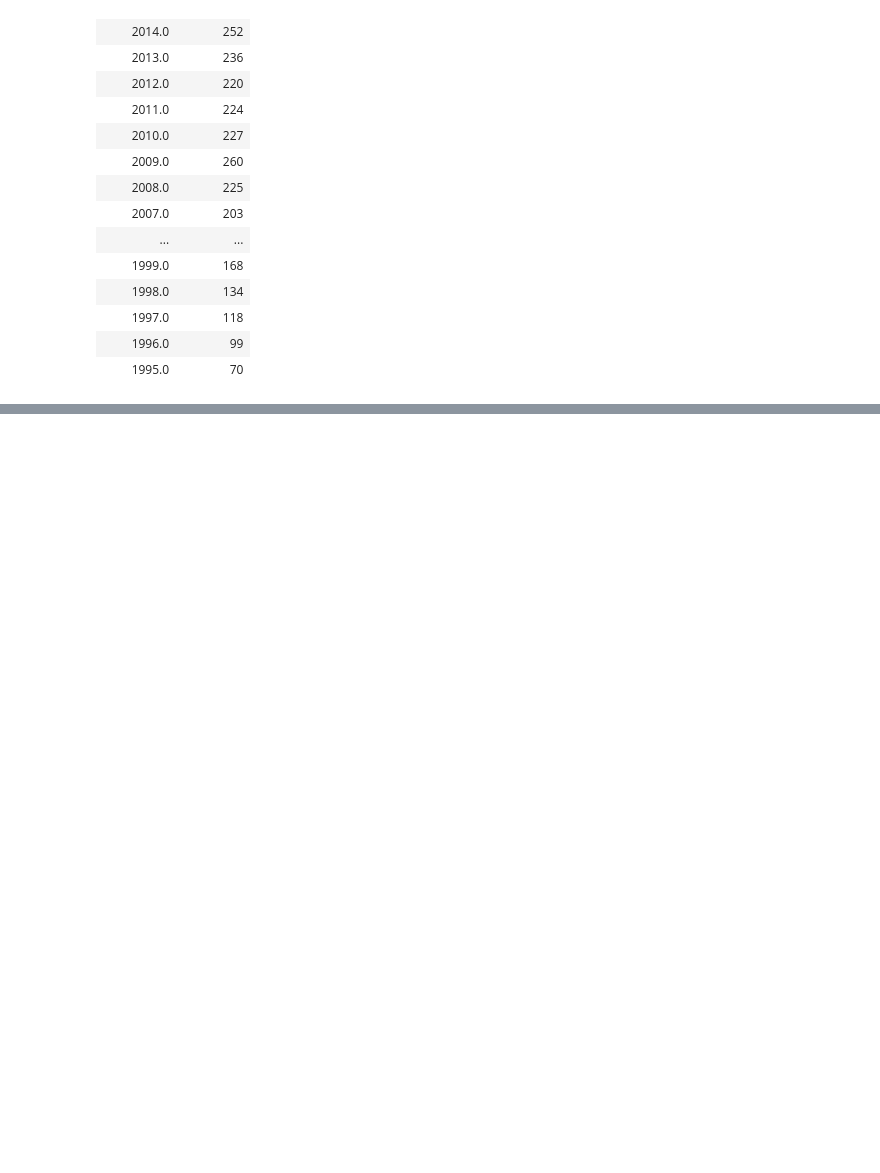
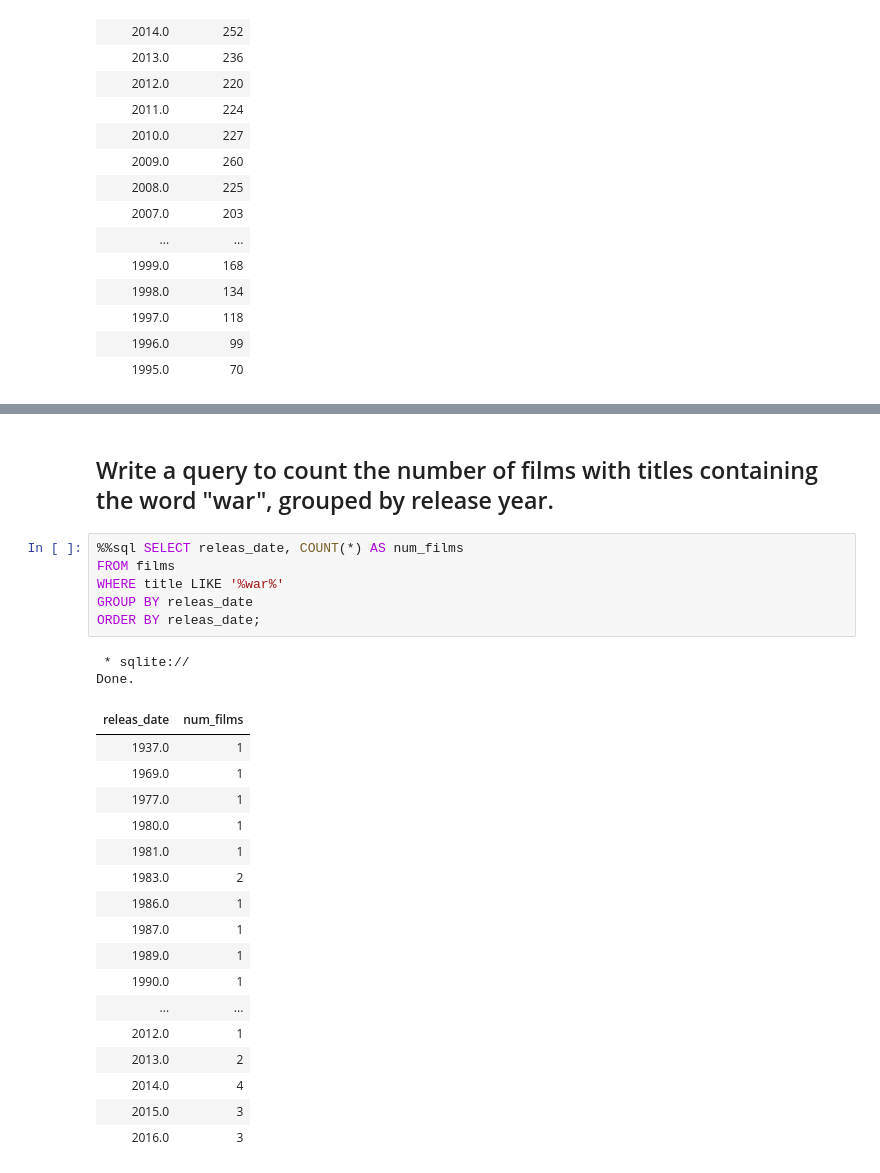
Before and after one commit to UznetDev/Data-science-home-work, a Jupyter notebook: 20_Avg_2024_home_work.ipynb, the cells around one changed output, grey strips where cells are left out. Drawn from its saved outputs; the diff is of its cells as text; blank space fills up the shorter version.

```diff
--- a/20_Avg_2024_home_work.ipynb
+++ b/20_Avg_2024_home_work.ipynb
@@ -424,0 +450,28 @@ Done.
+# %% [markdown]
+## Write a query to count the number of films with titles containing the word "war", grouped by release year.
+# %%
+%%sql SELECT releas_date, COUNT(*) AS num_films
+FROM films
+WHERE title LIKE '%war%'
+GROUP BY releas_date
+ORDER BY releas_date;
+# %% [output]
+ * sqlite://
+Done.
+| releas_date | num_films |
+| 1937.0 | 1 |
+| 1969.0 | 1 |
+| 1977.0 | 1 |
+| 1980.0 | 1 |
+| 1981.0 | 1 |
+| 1983.0 | 2 |
+| 1986.0 | 1 |
+| 1987.0 | 1 |
+| 1989.0 | 1 |
+| 1990.0 | 1 |
+| ... | ... |
+| 2012.0 | 1 |
+| 2013.0 | 2 |
+| 2014.0 | 4 |
+| 2015.0 | 3 |
+| 2016.0 | 3 |
```
Also changed, not shown: parts of 8 cells of this notebook.
